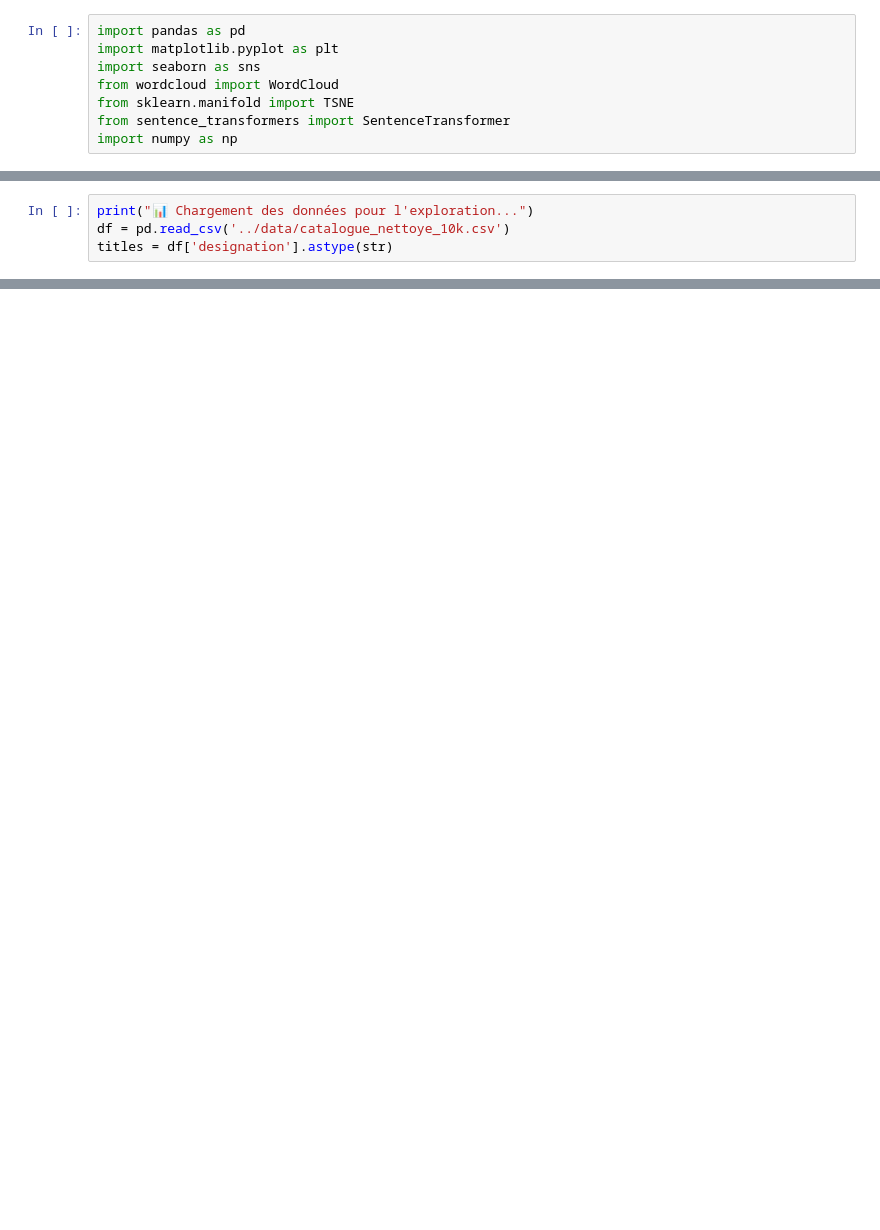
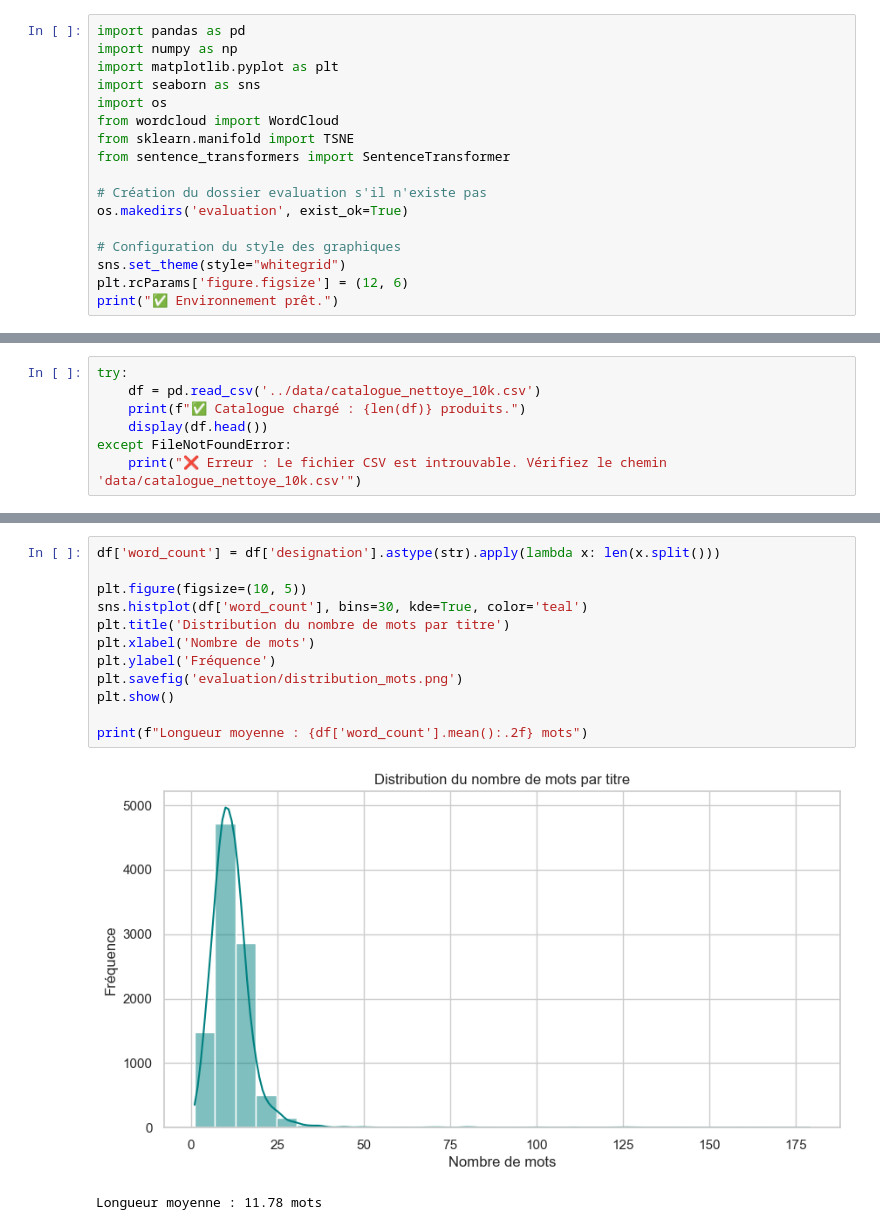
Before and after one commit to zeinebgh31/MlopsProject, a Jupyter notebook: notebooks/exploiration.ipynb, the cells around one changed output, grey strips where cells are left out. Saved outputs shown, nothing was run; the diff lists cells and outputs as text; blank space fills up the shorter version.

```diff
--- a/notebooks/exploiration.ipynb
+++ b/notebooks/exploiration.ipynb
@@ -1,10 +1,19 @@
 # %%
 import pandas as pd
+import numpy as np
 import matplotlib.pyplot as plt
 import seaborn as sns
+import os
 from wordcloud import WordCloud
 from sklearn.manifold import TSNE
 from sentence_transformers import SentenceTransformer
-import numpy as np
+
+# Création du dossier evaluation s'il n'existe pas
+os.makedirs('evaluation', exist_ok=True)
+
+# Configuration du style des graphiques
+sns.set_theme(style="whitegrid")
+plt.rcParams['figure.figsize'] = (12, 6)
+print("✅ Environnement prêt.")
 # %% [output]
 WARNING:tensorflow:From C:\Users\msi\AppData\Roaming\Python\Python312\site-packages\tf_keras\src\losses.py:2976: The name tf.losses.sparse_softmax_cross_entropy is deprecated. Please use tf.compat.v1. ...
@@ -11,5 +22,8 @@ WARNING:tensorflow:From C:\Users\msi\AppData\Roaming\Python\Python312\site-packa
 # %%
-print("📊 Chargement des données pour l'exploration...")
-df = pd.read_csv('../data/catalogue_nettoye_10k.csv')
-titles = df['designation'].astype(str)
+try:
+    df = pd.read_csv('../data/catalogue_nettoye_10k.csv')
+    print(f"✅ Catalogue chargé : {len(df)} produits.")
+    display(df.head())
+except FileNotFoundError:
+    print("❌ Erreur : Le fichier CSV est introuvable. Vérifiez le chemin 'data/catalogue_nettoye_10k.csv'")
 # %% [output]
@@ -17,0 +37,15 @@ FileNotFoundError: [Errno 2] No such file or directory: 'data\\catalogue_nettoye
+# %%
+df['word_count'] = df['designation'].astype(str).apply(lambda x: len(x.split()))
+
+plt.figure(figsize=(10, 5))
+sns.histplot(df['word_count'], bins=30, kde=True, color='teal')
+plt.title('Distribution du nombre de mots par titre')
+plt.xlabel('Nombre de mots')
+plt.ylabel('Fréquence')
+plt.savefig('evaluation/distribution_mots.png')
+plt.show()
+
+print(f"Longueur moyenne : {df['word_count'].mean():.2f} mots")
+# %% [output]
+[figure, added]
+Longueur moyenne : 11.78 mots
```
Also changed, not shown: parts of 5 cells of this notebook.
